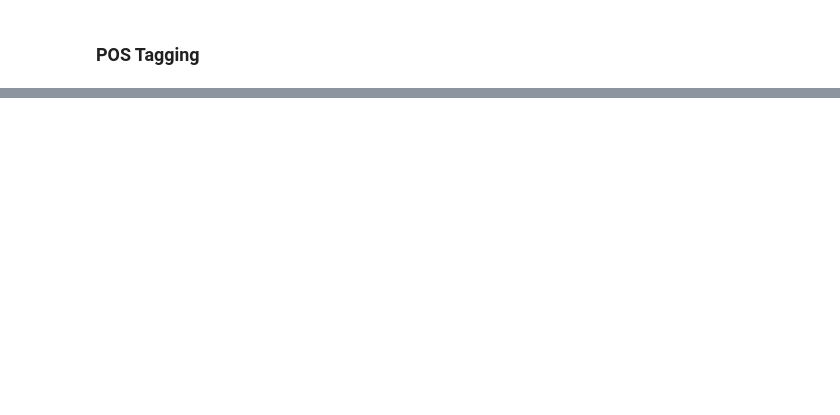
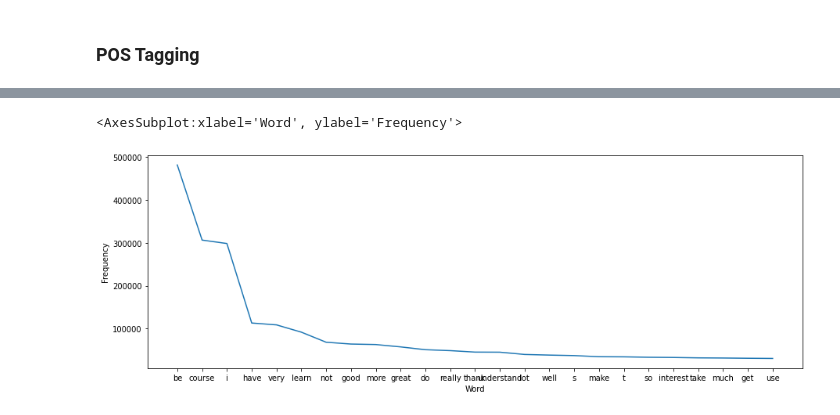
Before and after one commit to ricardomilhazes/WellBeingAnalysis, a Jupyter notebook: opinion_mining/pre_processing.ipynb, the cells around one changed output, grey strips where cells are left out. Drawn from its saved outputs; the diff is of its cells as text; code cells hidden in the pictures; blank space fills up the shorter version.

```diff
--- a/opinion_mining/pre_processing.ipynb
+++ b/opinion_mining/pre_processing.ipynb
@@ -136,14 +254,0 @@ sns.barplot(x="Type", y="Number of Words", data=pf_df)
-# %%
-# Lemmatization
-wordnet_lemmatizer = WordNetLemmatizer()
-
-def lemmatization(sentence):
-    lemmatized_sentence = []
-
-    for word in sentence:
-        lemmatized_sentence.append(wordnet_lemmatizer.lemmatize(word, pos="v"))
-
-    return lemmatized_sentence
-
-data["Review Text"] = data["Review Text"].apply(lemmatization)
-data["Review Text"].head()
@@ -163,2 +255,3 @@ sns.barplot(x="Type", y="Number of Words", data=pf_df)
 # %%
-data['Review Text'] = data["Review Text"].apply(" ".join)
+data["Review Text"] = data["Review Text"].apply(" ".join)
+data["Processed Review Text"] = data["Processed Review Text"].apply(" ".join)
@@ -164,0 +265,13 @@ data['Review Text'] = data["Review Text"].apply(" ".join)
+# %%
+# K most frequent words
+counter = Counter(" ".join(data["Processed Review Text"]).split())
+most_occur = counter.most_common(25)
+words, freq = zip(*most_occur)
+
+freq_words = pd.DataFrame({'Frequency': freq, 'Word': words})
+
+fig, ax = pyplot.subplots(figsize=(15.0, 5.0))
+sns.lineplot(data=freq_words, x="Word", y="Frequency", ax=ax)
+# %% [output]
+<AxesSubplot:xlabel='Word', ylabel='Frequency'>
+[figure, added]
```
Also changed, not shown: parts of 25 cells of this notebook, 3 other files.
